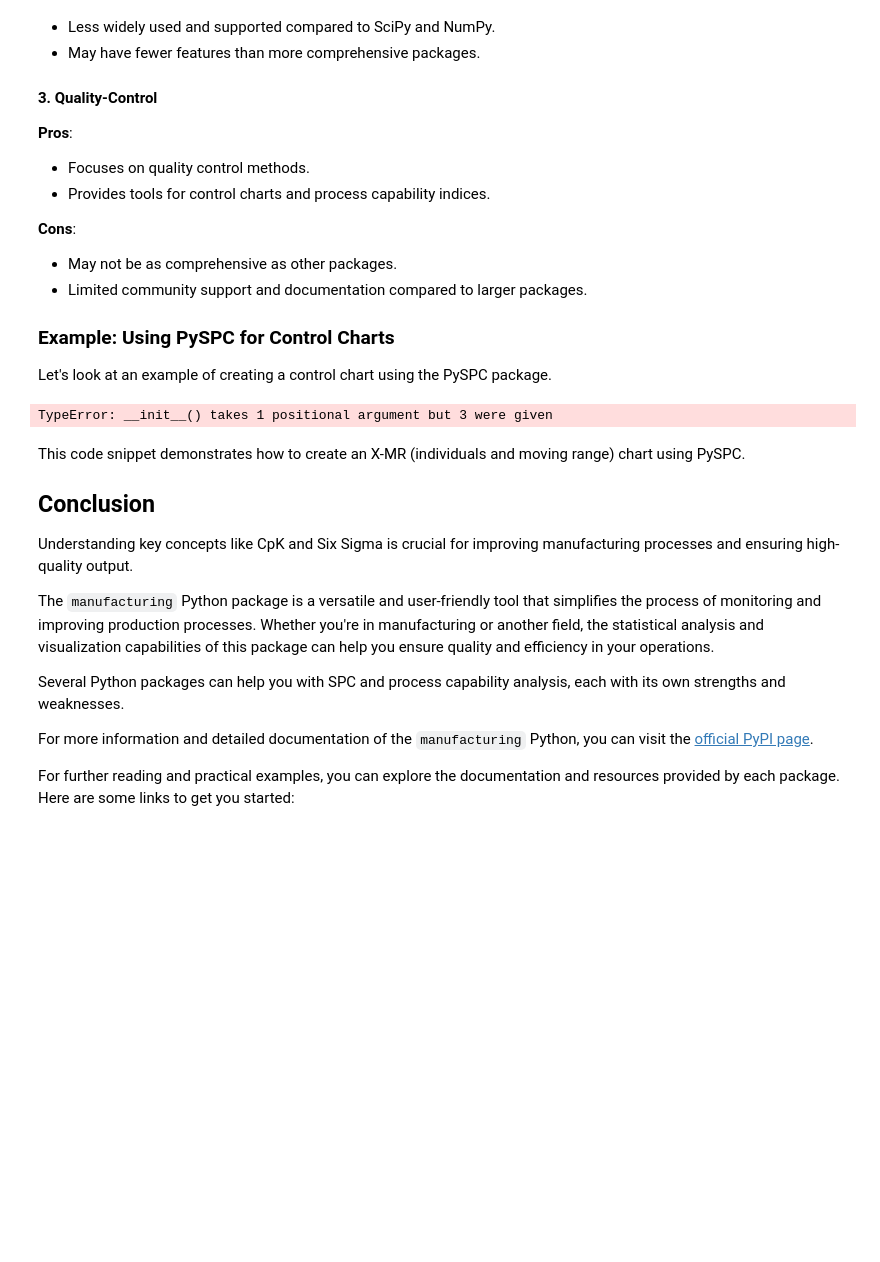
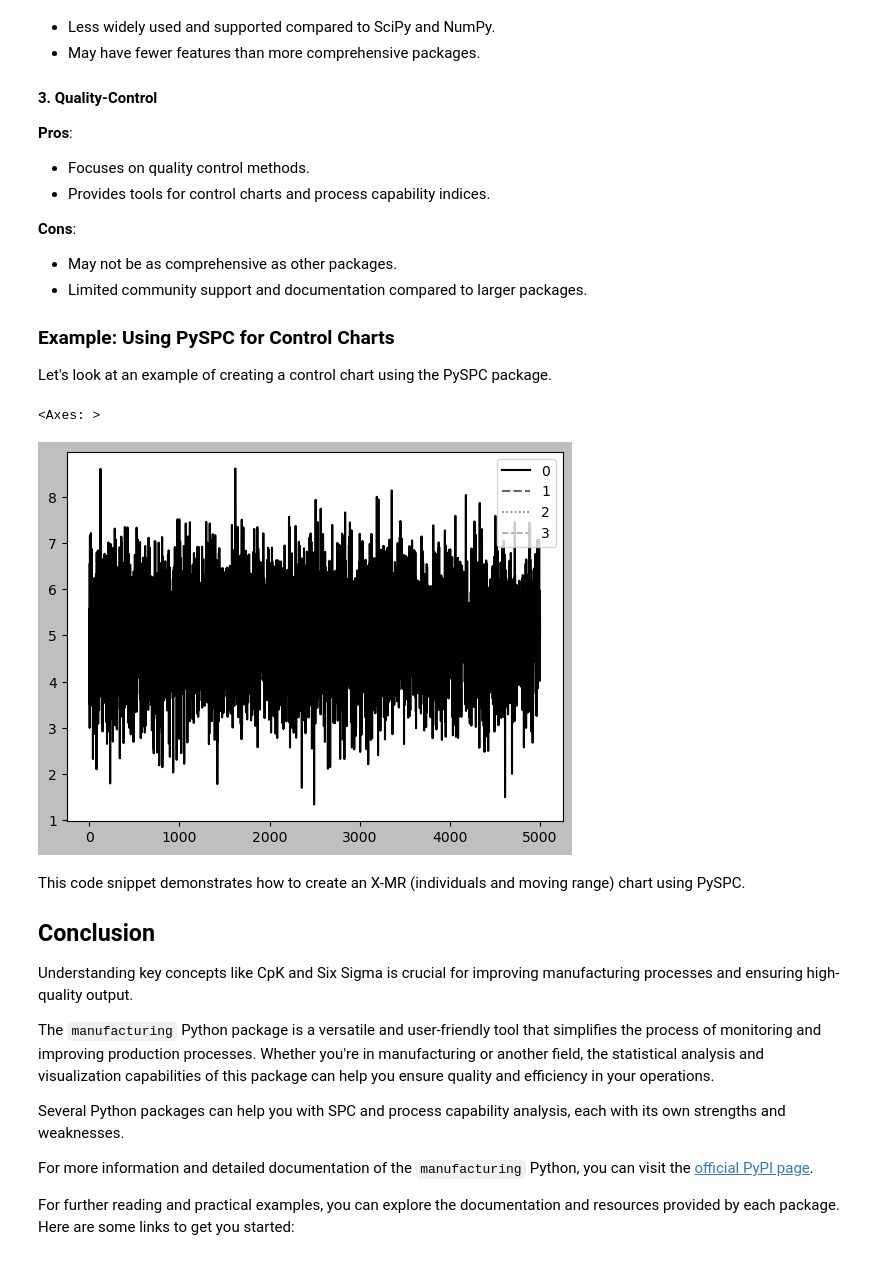
Before and after one commit to realivanivani/blog-posts, a Jupyter notebook: Manufacturing_Py.ipynb, the cells around one changed output. Cells and saved outputs as stored; diff of their text form; code cells hidden in the pictures; blank space fills up the shorter version.

```diff
--- a/Manufacturing_Py.ipynb
+++ b/Manufacturing_Py.ipynb
@@ -253,12 +252,15 @@ While the `manufacturing` package is a robust tool for statistical process contr
 Let's look at an example of creating a control chart using the PySPC package.
 # %%
 import pyspc
+import seaborn as sns
 
 # Create a control chart
-chart = pyspc.xmr(data)
-chart.plot()
+chart = pyspc.xmr()
+chr = chart.plot(data, size=1)
+sns.lineplot(chr)
 # %% [output]
-TypeError: __init__() takes 1 positional argument but 3 were given
+<Axes: >
+[figure, added]
 # %% [markdown]
 This code snippet demonstrates how to create an X-MR (individuals and moving range) chart using PySPC.
 
```
Also changed, not shown: parts of 6 cells of this notebook.
